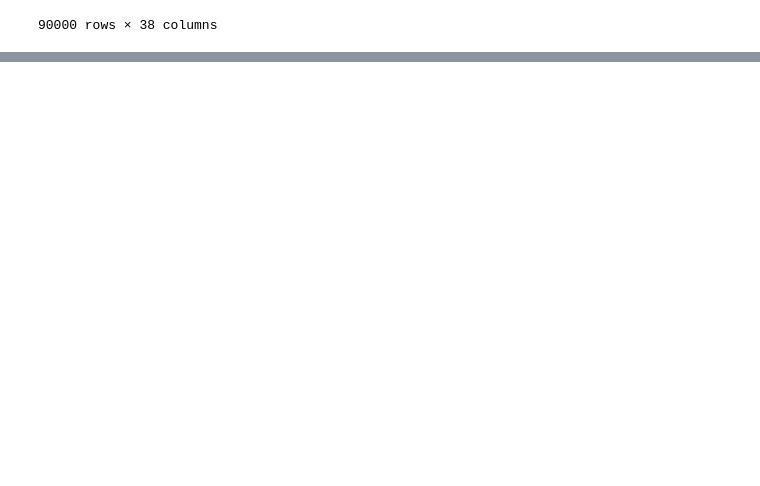
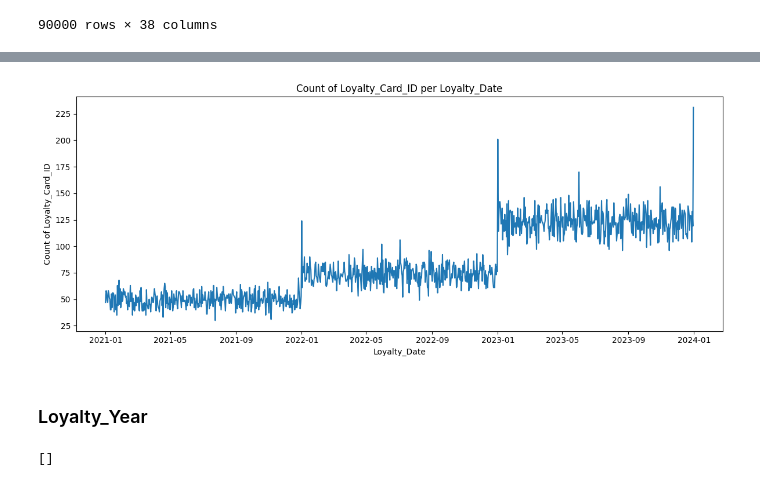
Before and after one commit to sarahlawlis/ISYS-58403-project, a Jupyter notebook: eda/sarah_eda.ipynb, the cells around one changed output, grey strips where cells are left out. Drawn from its saved outputs; the diff is of its cells as text; code cells hidden in the pictures; blank space fills up the shorter version.

```diff
--- a/eda/sarah_eda.ipynb
+++ b/eda/sarah_eda.ipynb
@@ -4,5 +5,5 @@ import matplotlib.pyplot as plt
 # %%
-data = pd.read_excel('data/Marketing_Campaign_Dataset_1_TRAIN.xlsx')
+data = pd.read_excel('../data/Marketing_Campaign_Dataset_1_TRAIN.xlsx')
 # %%
 data
 # %% [output]
@@ -21,0 +96,5 @@ data
+# %%
+print(len(data))
+data = data.drop_duplicates()
+
+print(len(data))
@@ -21,0 +110,4 @@ data
+# %%
+loyalty_dates = pd.to_datetime(data['Loyalty_Date'], errors='coerce')
+print('Minimum Loyalty_Date:', loyalty_dates.min())
+print('Maximum Loyalty_Date:', loyalty_dates.max())
@@ -21,0 +117,23 @@ data
+# %%
+ts_counts = (
+    data.assign(Loyalty_Date=loyalty_dates)
+        .dropna(subset=['Loyalty_Date'])
+        .groupby('Loyalty_Date')['Loyalty_Card_ID']
+        .count()
+        .sort_index()
+)
+plt.figure(figsize=(12, 5))
+plt.plot(ts_counts.index, ts_counts.values)
+plt.title('Count of Loyalty_Card_ID per Loyalty_Date')
+plt.xlabel('Loyalty_Date')
+plt.ylabel('Count of Loyalty_Card_ID')
+plt.tight_layout()
+plt.show()
+# %% [output]
+[figure, added]
+# %% [markdown]
+### Loyalty_Year
+# %%
+print([value for value in data['Loyalty_Year'].isna() if value == 'True'])
+# %% [output]
+[]
```
Also changed, not shown: parts of 34 cells of this notebook.
